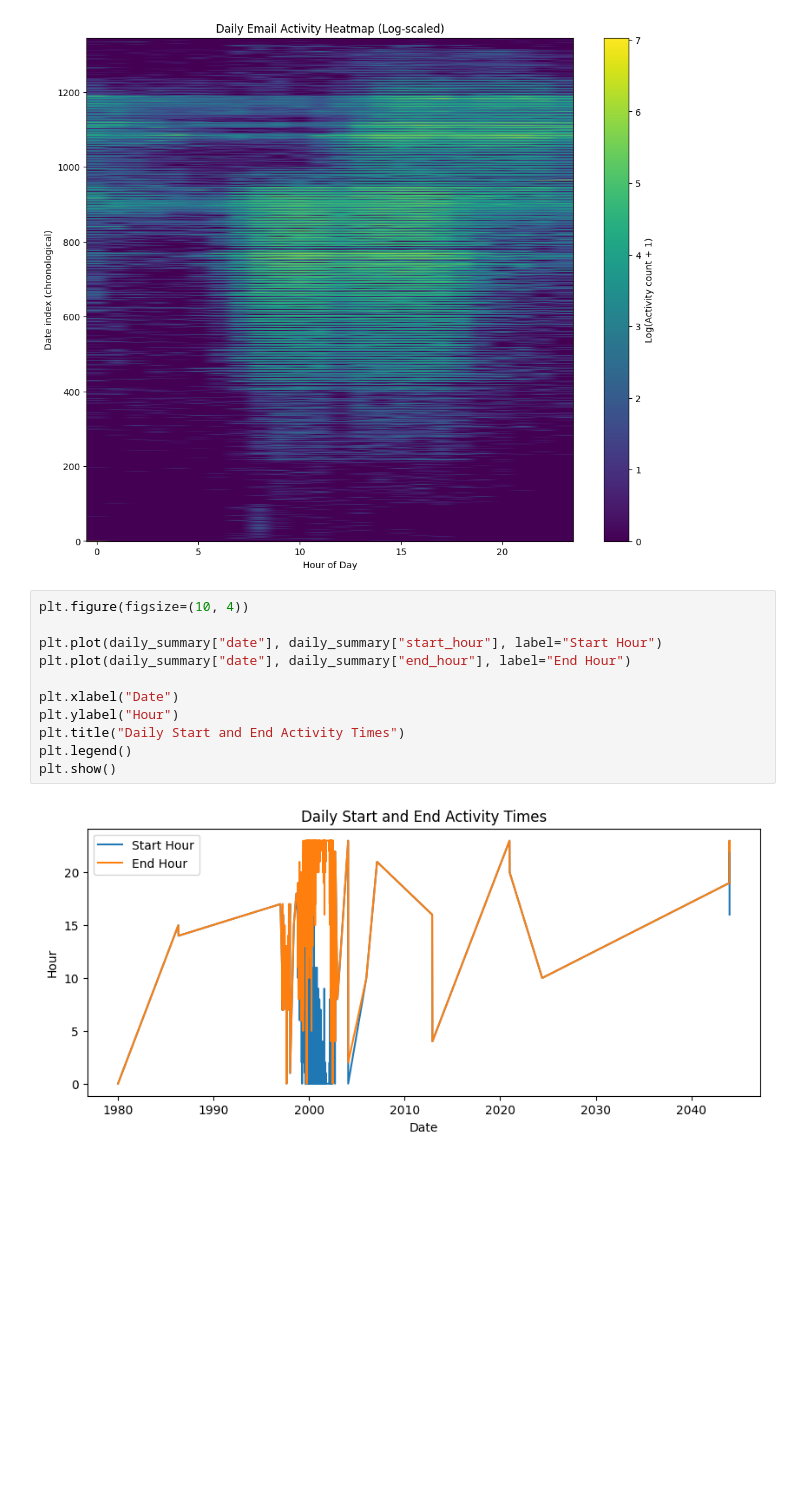
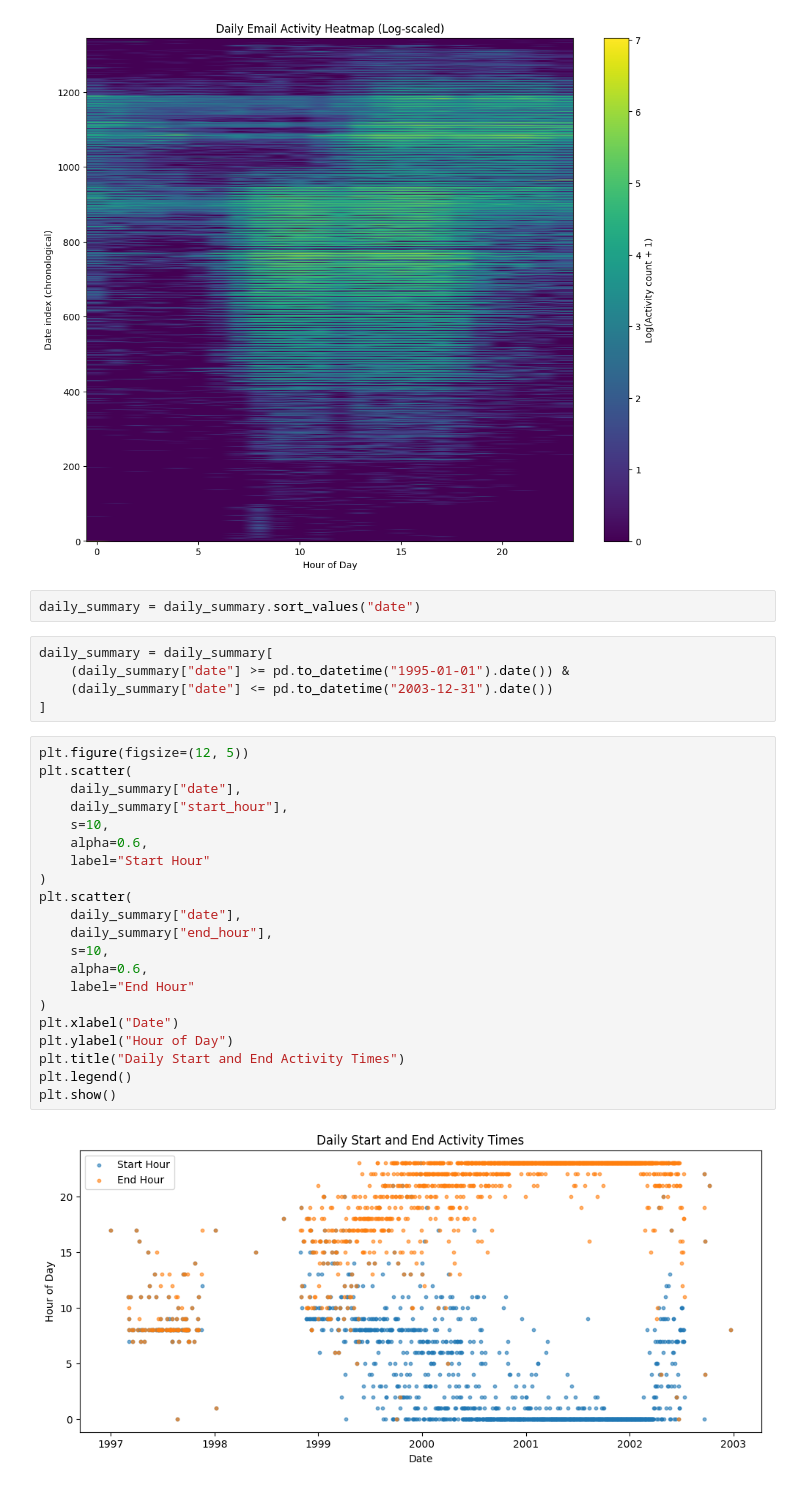
Before and after one commit to mems250005048-wq/TIMEsTAMP, a Jupyter notebook: Untitled4.ipynb, the cells around one changed output. Cells and saved outputs as stored; diff of their text form; blank space fills up the shorter version.

```diff
--- a/Untitled4.ipynb
+++ b/Untitled4.ipynb
@@ -284,16 +285,33 @@ plt.title("Daily Email Activity Heatmap (Log-scaled)")
 plt.show()
 # %% [output]
 [figure]
+# %%
+daily_summary = daily_summary.sort_values("date")
+# %%
+daily_summary = daily_summary[
+    (daily_summary["date"] >= pd.to_datetime("1995-01-01").date()) &
+    (daily_summary["date"] <= pd.to_datetime("2003-12-31").date())
+]
 # %%
-plt.figure(figsize=(10, 4))
-
-plt.plot(daily_summary["date"], daily_summary["start_hour"], label="Start Hour")
-plt.plot(daily_summary["date"], daily_summary["end_hour"], label="End Hour")
-
+plt.figure(figsize=(12, 5))
+plt.scatter(
+    daily_summary["date"],
+    daily_summary["start_hour"],
+    s=10,
+    alpha=0.6,
+    label="Start Hour"
+)
+plt.scatter(
+    daily_summary["date"],
+    daily_summary["end_hour"],
+    s=10,
+    alpha=0.6,
+    label="End Hour"
+)
 plt.xlabel("Date")
-plt.ylabel("Hour")
+plt.ylabel("Hour of Day")
 plt.title("Daily Start and End Activity Times")
 plt.legend()
 plt.show()
 # %% [output]
-[figure, old version]
+[figure, new version]
```
Also changed, not shown: parts of 14 cells of this notebook.
